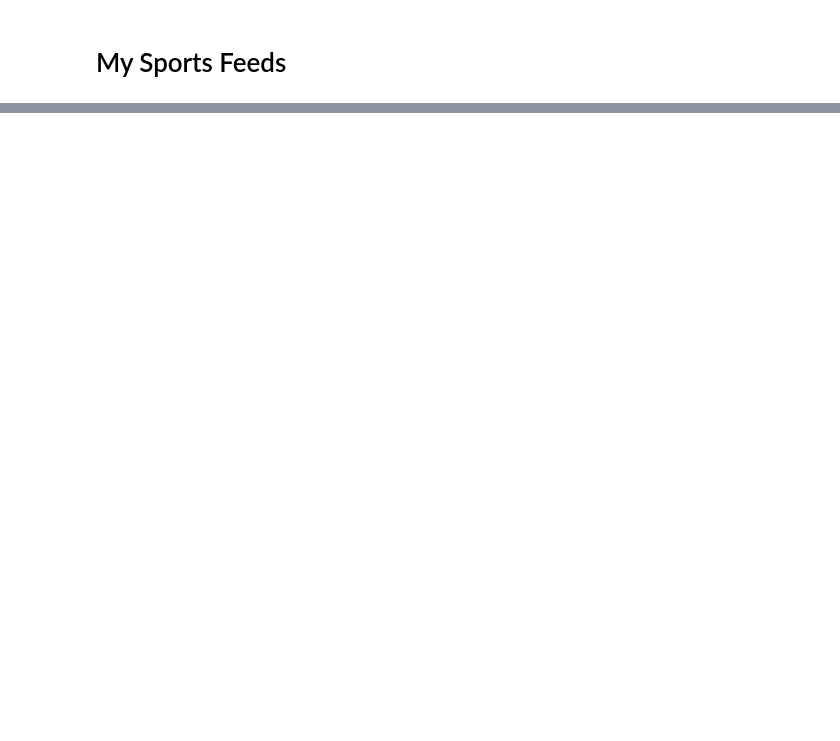
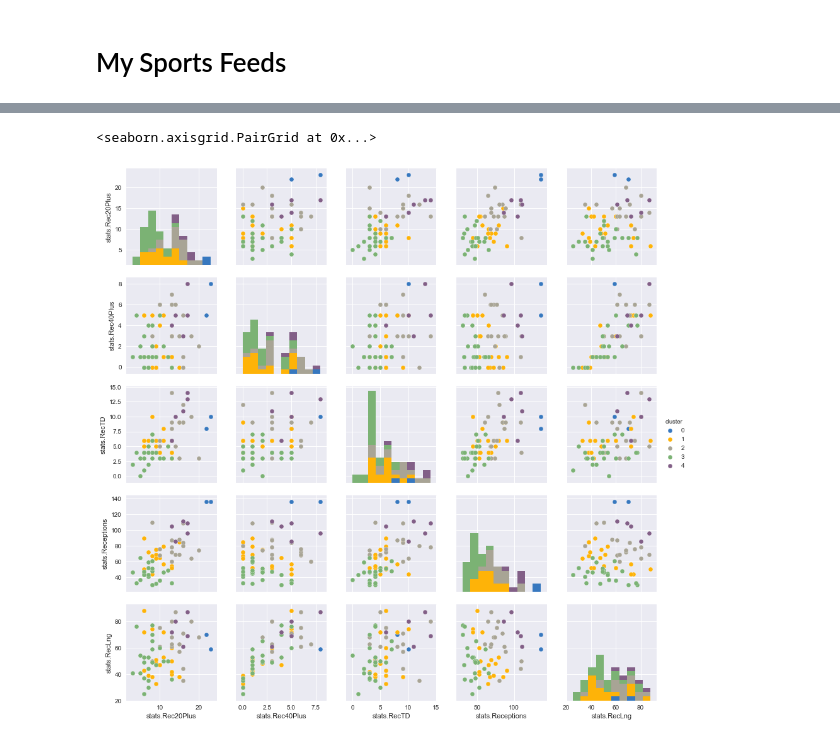
Before and after one commit to RobMulla/sportsdata, a Jupyter notebook: MySportsFeeds_API_Test.ipynb, the cells around one changed output, grey strips where cells are left out. Cells and saved outputs as stored; diff of their text form; code cells hidden in the pictures; blank space fills up the shorter version.

```diff
--- a/MySportsFeeds_API_Test.ipynb
+++ b/MySportsFeeds_API_Test.ipynb
@@ -119,3 +49,0 @@ wr_stats = wr[['player.FirstName','player.LastName','player.Position']+rec_cols]
-# %%
-for col in rec_cols:
-    wr_stats[col[:-5]] = pd.to_numeric(wr_stats[col])
@@ -123,0 +63,18 @@ wr_stats_atleast500 = wr_stats.loc[wr_stats['stats.RecYards.'] > 500]
+# %%
+# Find all the reception columns
+rec_cols = []
+for col in wr.columns:
+    if col[:9] == 'stats.Rec' and col[-5:] == '#text':
+        rec_cols.append(col)
+
+# Create wr_stats
+wr_stats = wr[['player.FirstName','player.LastName','player.Position']+rec_cols].copy()
+wr_stats = wr_stats.set_index(wr_stats['player.FirstName'] + ' ' + wr_stats['player.LastName'])
+
+# Change to numeric and delete non-numeric columns
+for col in rec_cols:
+    wr_stats[col[:-6]] = pd.to_numeric(wr_stats[col])
+    wr_stats.drop(col, axis=1, inplace=True)
+
+# Filter to at least 500 reception yards
+wr_stats_atleast500 = wr_stats.loc[wr_stats['stats.RecYards'] > 500]
@@ -123,0 +109,14 @@ wr_stats_atleast500 = wr_stats.loc[wr_stats['stats.RecYards.'] > 500]
+# %%
+colors = ["windows blue", "amber", "greyish", "faded green", "dusty purple"]
+pal = sns.xkcd_palette(colors)
+sns.pairplot(wr_stats_atleast500,
+             hue='cluster',
+             vars=['stats.Rec20Plus',
+                   'stats.Rec40Plus',
+                   'stats.RecTD',
+                   'stats.Receptions',
+                   'stats.RecLng'],
+                    palette=pal)
+# %% [output]
+<seaborn.axisgrid.PairGrid at 0x...>
+[figure, added]
```
Also changed, not shown: parts of 51 cells of this notebook.
